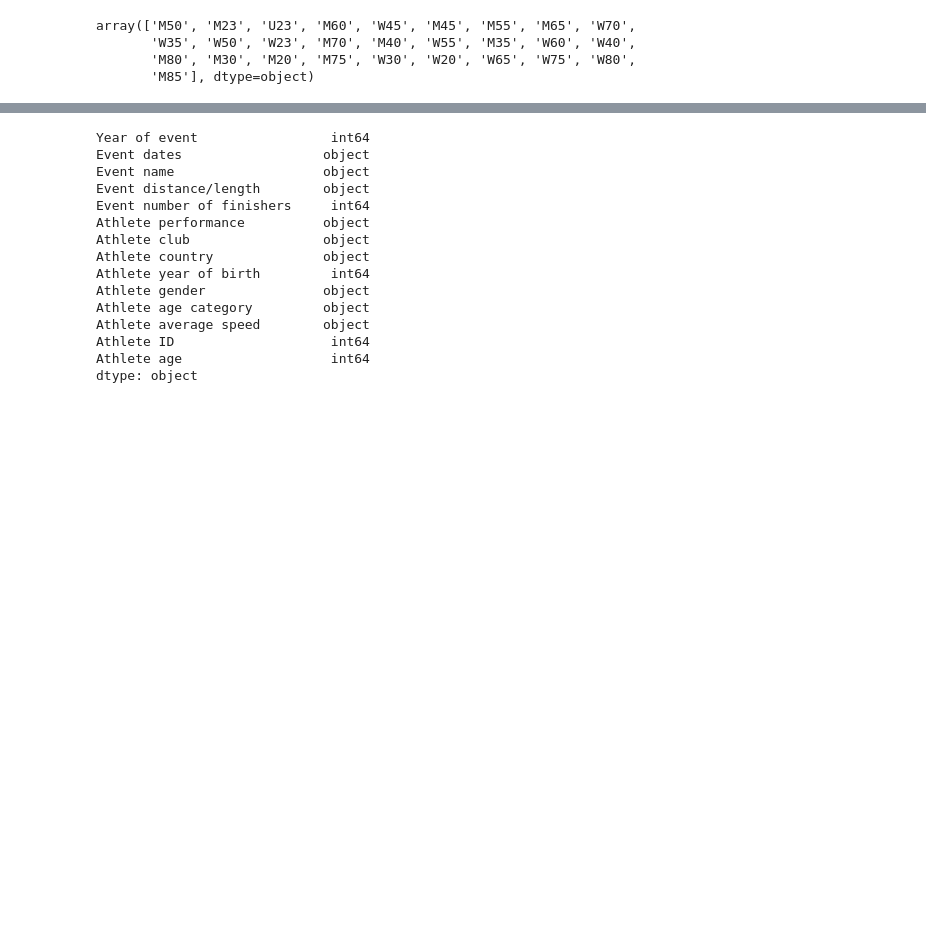
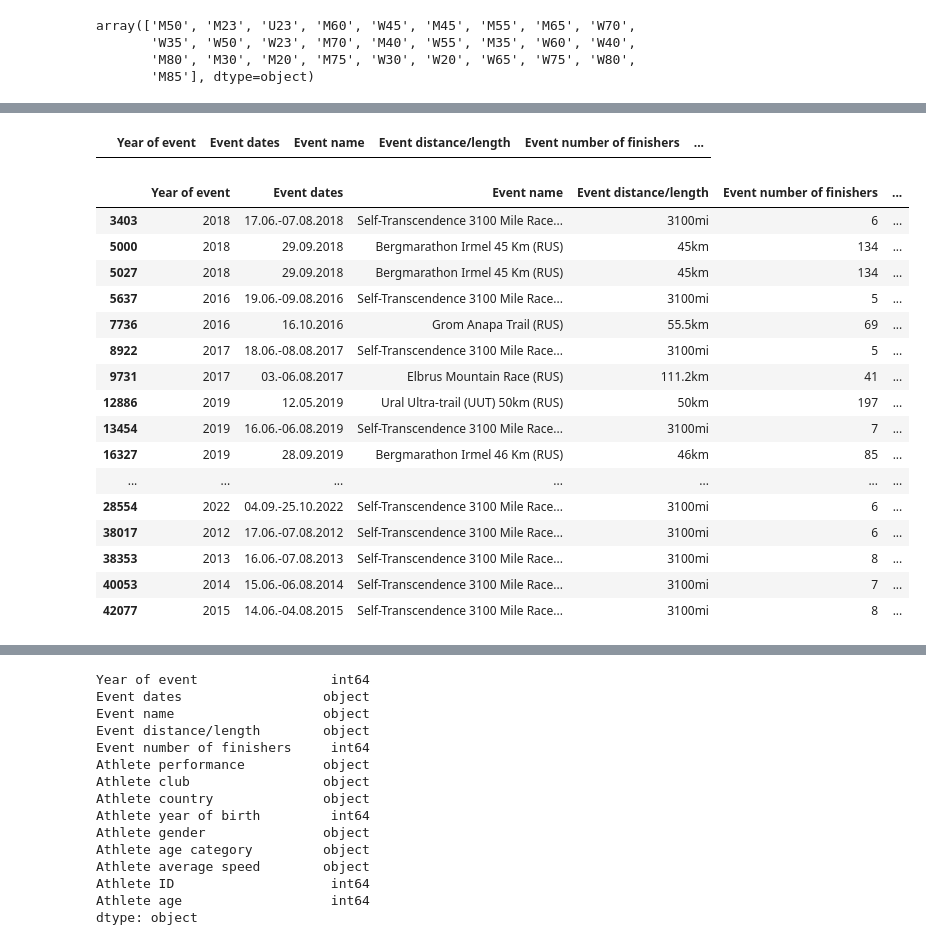
Before and after one commit to OlesiaNZ/python_running_data_analysis, a Jupyter notebook: analysis-the-big-dataset-of-ultra-marathon-running.ipynb, the cells around one changed output, grey strips where cells are left out. Saved outputs shown, nothing was run; the diff lists cells and outputs as text; code cells hidden in the pictures; blank space fills up the shorter version.

Commit message:
Kaggle Notebook | Analysis the big dataset of ultra-marathon running | Version 18

```diff
--- a/analysis-the-big-dataset-of-ultra-marathon-running.ipynb
+++ b/analysis-the-big-dataset-of-ultra-marathon-running.ipynb
@@ -588,0 +603,39 @@ dfRUS.reset_index(drop = True)
+# %%
+dfRUS['Athlete club'] = dfRUS['Athlete club'].fillna('N/A')
+# %%
+dfRUS['Athlete club'] = dfRUS['Athlete club'].str.replace('h$', '', regex=True)
+dfRUS['Athlete performance'] = dfRUS['Athlete performance'].str.replace('h$', '', regex=True)
+# 'h$': This part of the expression targets the 'h' character at the end of each string
+# %%
+dfRUS['Athlete club'] = dfRUS['Athlete club'].str.strip()
+dfRUS['Athlete performance'] = dfRUS['Athlete performance'].str.strip()
+# %%
+condition1 = dfRUS['Athlete performance'] == '0:00:00'
+condition2 = dfRUS['Athlete club'].str.match(r'^[1-9]\d*:\d*:\d*$')
+# ^: Start at the beginning of the string; [1-9]: Begin with a digit from 1 to 9.
+# \d*: Followed by zero or more digits; \d*$: Followed by zero or more digits until the end of the string.
+dfRUS.loc[condition1 & condition2, ['Athlete performance', 'Athlete club']] = dfRUS.loc[condition1 & condition2, ['Athlete club', 'Athlete performance']].values
+# %%
+dfRUS[dfRUS['Athlete performance'] == '0:00:00']
+# %% [output]
+|  | Year of event | Event dates | Event name | Event distance/length | Event number of finishers | ... |
+# %%
+dfRUS[dfRUS['Athlete club'].str.contains(':')]
+# %% [output]
+|  | Year of event | Event dates | Event name | Event distance/length | Event number of finishers | ... |
+| 3403 | 2018 | 17.06.-07.08.2018 | Self-Transcendence 3100 Mile Race... | 3100mi | 6 | ... |
+| 5000 | 2018 | 29.09.2018 | Bergmarathon Irmel 45 Km (RUS) | 45km | 134 | ... |
+| 5027 | 2018 | 29.09.2018 | Bergmarathon Irmel 45 Km (RUS) | 45km | 134 | ... |
+| 5637 | 2016 | 19.06.-09.08.2016 | Self-Transcendence 3100 Mile Race... | 3100mi | 5 | ... |
+| 7736 | 2016 | 16.10.2016 | Grom Anapa Trail (RUS) | 55.5km | 69 | ... |
+| 8922 | 2017 | 18.06.-08.08.2017 | Self-Transcendence 3100 Mile Race... | 3100mi | 5 | ... |
+| 9731 | 2017 | 03.-06.08.2017 | Elbrus Mountain Race (RUS) | 111.2km | 41 | ... |
+| 12886 | 2019 | 12.05.2019 | Ural Ultra-trail (UUT) 50km (RUS) | 50km | 197 | ... |
+| 13454 | 2019 | 16.06.-06.08.2019 | Self-Transcendence 3100 Mile Race... | 3100mi | 7 | ... |
+| 16327 | 2019 | 28.09.2019 | Bergmarathon Irmel 46 Km (RUS) | 46km | 85 | ... |
+| ... | ... | ... | ... | ... | ... | ... |
+| 28554 | 2022 | 04.09.-25.10.2022 | Self-Transcendence 3100 Mile Race... | 3100mi | 6 | ... |
+| 38017 | 2012 | 17.06.-07.08.2012 | Self-Transcendence 3100 Mile Race... | 3100mi | 6 | ... |
+| 38353 | 2013 | 16.06.-07.08.2013 | Self-Transcendence 3100 Mile Race... | 3100mi | 8 | ... |
+| 40053 | 2014 | 15.06.-06.08.2014 | Self-Transcendence 3100 Mile Race... | 3100mi | 7 | ... |
+| 42077 | 2015 | 14.06.-04.08.2015 | Self-Transcendence 3100 Mile Race... | 3100mi | 8 | ... |
```
Also changed, not shown: parts of 16 cells of this notebook.
